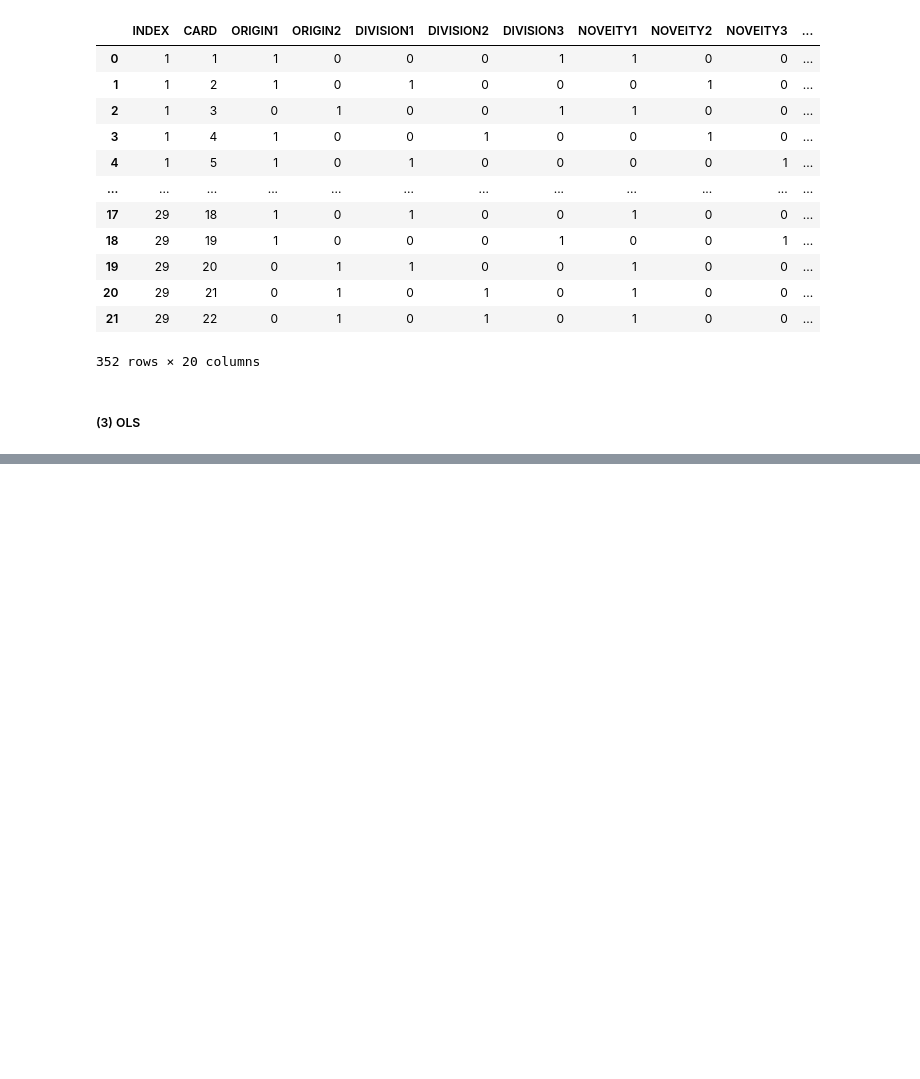
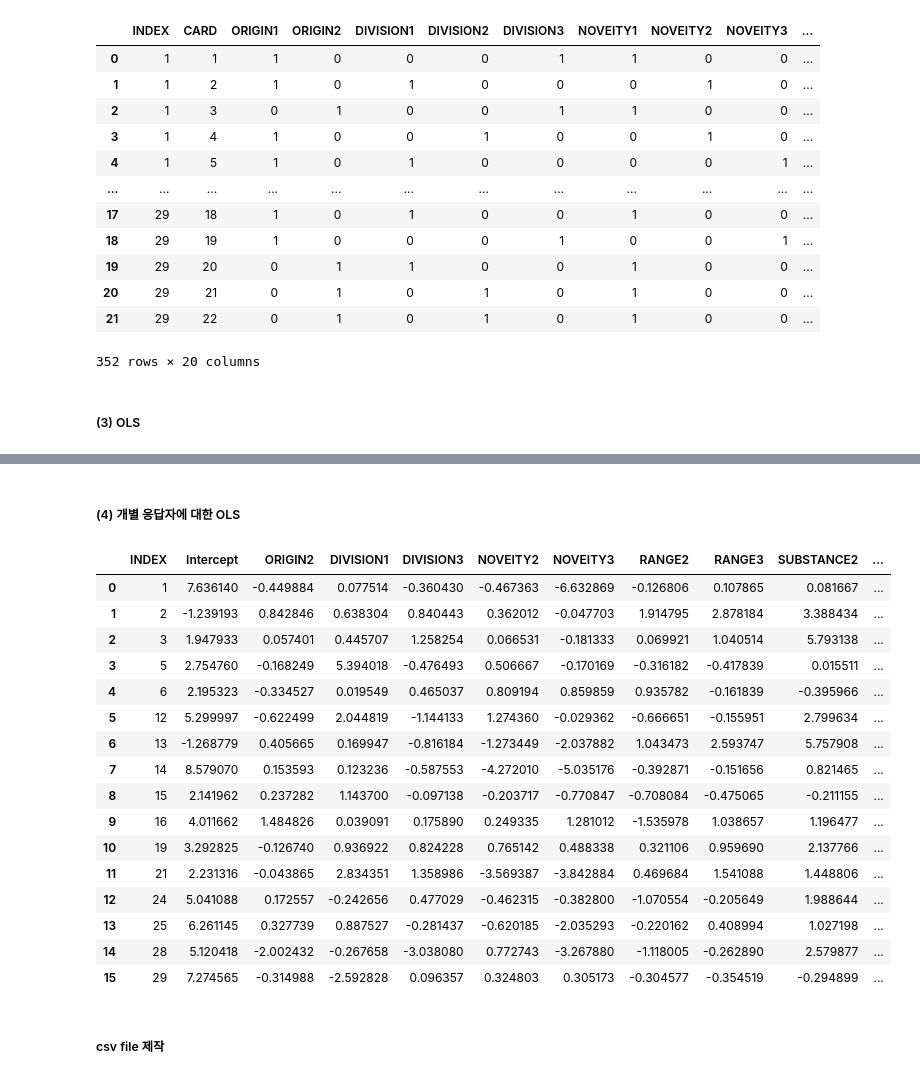
Before and after one commit to hyeondk/Bio-Economic-Value, a Jupyter notebook: 2. Analysis Code/1. Preliminary Survey/2. 미생물 예비설문_전처리 및 OLS.ipynb, the cells around one changed output, grey strips where cells are left out. Drawn from its saved outputs; the diff is of its cells as text; code cells hidden in the pictures; blank space fills up the shorter version.

```diff
--- a/2. Analysis Code/1. Preliminary Survey/2. 미생물 예비설문_전처리 및 OLS.ipynb
+++ b/2. Analysis Code/1. Preliminary Survey/2. 미생물 예비설문_전처리 및 OLS.ipynb
@@ -714,2 +726,45 @@ OLS Regression Results
 Notes:
 [1] Standard Errors assume that the covariance matrix of the errors is correctly specified.
+# %% [markdown]
+##### (4) 개별 응답자에 대한 OLS
+# %%
+# List 생성
+response_ols_all_case = []
+
+for idx in card_index:
+    response_ols_fit = ols('Y ~ ' + ' + '.join(dummy_x), data=spss_ols_data.loc[spss_ols_data['INDEX'] == idx]).fit() # Fitting OLS
+    response_ols_all_case.append(response_ols_fit.params.copy())
+
+response_ols_all_case = pd.concat(response_ols_all_case, axis=1).T
+# %%
+# Index 열 추가
+response_ols_all_case['INDEX'] = card_index
+# %%
+# Data Frame Column 위치 변경
+col1 = ['INDEX']
+col2 = response_ols_all_case.columns[:-1].to_list()
+new_col_name = col1 + col2
+response_ols_all_case = response_ols_all_case[new_col_name]
+# %%
+# Result
+response_ols_all_case
+# %% [output]
+|  | INDEX | Intercept | ORIGIN2 | DIVISION1 | DIVISION3 | NOVEITY2 | NOVEITY3 | RANGE2 | RANGE3 | SUBSTANCE2 | ... |
+| 0 | 1 | 7.636140 | -0.449884 | 0.077514 | -0.360430 | -0.467363 | -6.632869 | -0.126806 | 0.107865 | 0.081667 | ... |
+| 1 | 2 | -1.239193 | 0.842846 | 0.638304 | 0.840443 | 0.362012 | -0.047703 | 1.914795 | 2.878184 | 3.388434 | ... |
+| 2 | 3 | 1.947933 | 0.057401 | 0.445707 | 1.258254 | 0.066531 | -0.181333 | 0.069921 | 1.040514 | 5.793138 | ... |
+| 3 | 5 | 2.754760 | -0.168249 | 5.394018 | -0.476493 | 0.506667 | -0.170169 | -0.316182 | -0.417839 | 0.015511 | ... |
+| 4 | 6 | 2.195323 | -0.334527 | 0.019549 | 0.465037 | 0.809194 | 0.859859 | 0.935782 | -0.161839 | -0.395966 | ... |
+| 5 | 12 | 5.299997 | -0.622499 | 2.044819 | -1.144133 | 1.274360 | -0.029362 | -0.666651 | -0.155951 | 2.799634 | ... |
+| 6 | 13 | -1.268779 | 0.405665 | 0.169947 | -0.816184 | -1.273449 | -2.037882 | 1.043473 | 2.593747 | 5.757908 | ... |
+| 7 | 14 | 8.579070 | 0.153593 | 0.123236 | -0.587553 | -4.272010 | -5.035176 | -0.392871 | -0.151656 | 0.821465 | ... |
+| 8 | 15 | 2.141962 | 0.237282 | 1.143700 | -0.097138 | -0.203717 | -0.770847 | -0.708084 | -0.475065 | -0.211155 | ... |
+| 9 | 16 | 4.011662 | 1.484826 | 0.039091 | 0.175890 | 0.249335 | 1.281012 | -1.535978 | 1.038657 | 1.196477 | ... |
+| 10 | 19 | 3.292825 | -0.126740 | 0.936922 | 0.824228 | 0.765142 | 0.488338 | 0.321106 | 0.959690 | 2.137766 | ... |
+| 11 | 21 | 2.231316 | -0.043865 | 2.834351 | 1.358986 | -3.569387 | -3.842884 | 0.469684 | 1.541088 | 1.448806 | ... |
+| 12 | 24 | 5.041088 | 0.172557 | -0.242656 | 0.477029 | -0.462315 | -0.382800 | -1.070554 | -0.205649 | 1.988644 | ... |
+| 13 | 25 | 6.261145 | 0.327739 | 0.887527 | -0.281437 | -0.620185 | -2.035293 | -0.220162 | 0.408994 | 1.027198 | ... |
+| 14 | 28 | 5.120418 | -2.002432 | -0.267658 | -3.038080 | 0.772743 | -3.267880 | -1.118005 | -0.262890 | 2.579877 | ... |
+| 15 | 29 | 7.274565 | -0.314988 | -2.592828 | 0.096357 | 0.324803 | 0.305173 | -0.304577 | -0.354519 | -0.294899 | ... |
+# %% [markdown]
+##### csv file 제작
```
Also changed, not shown: parts of 10 cells of this notebook, 1 other file.
